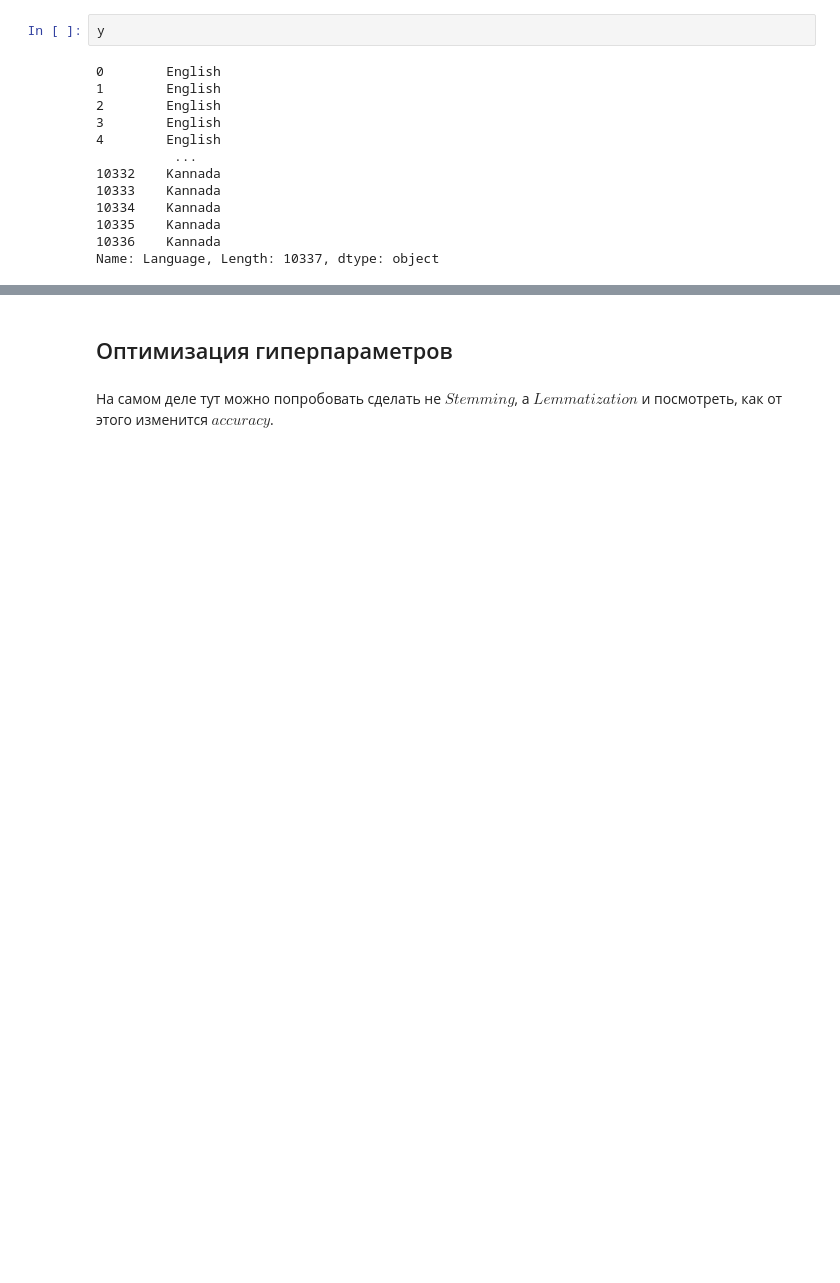
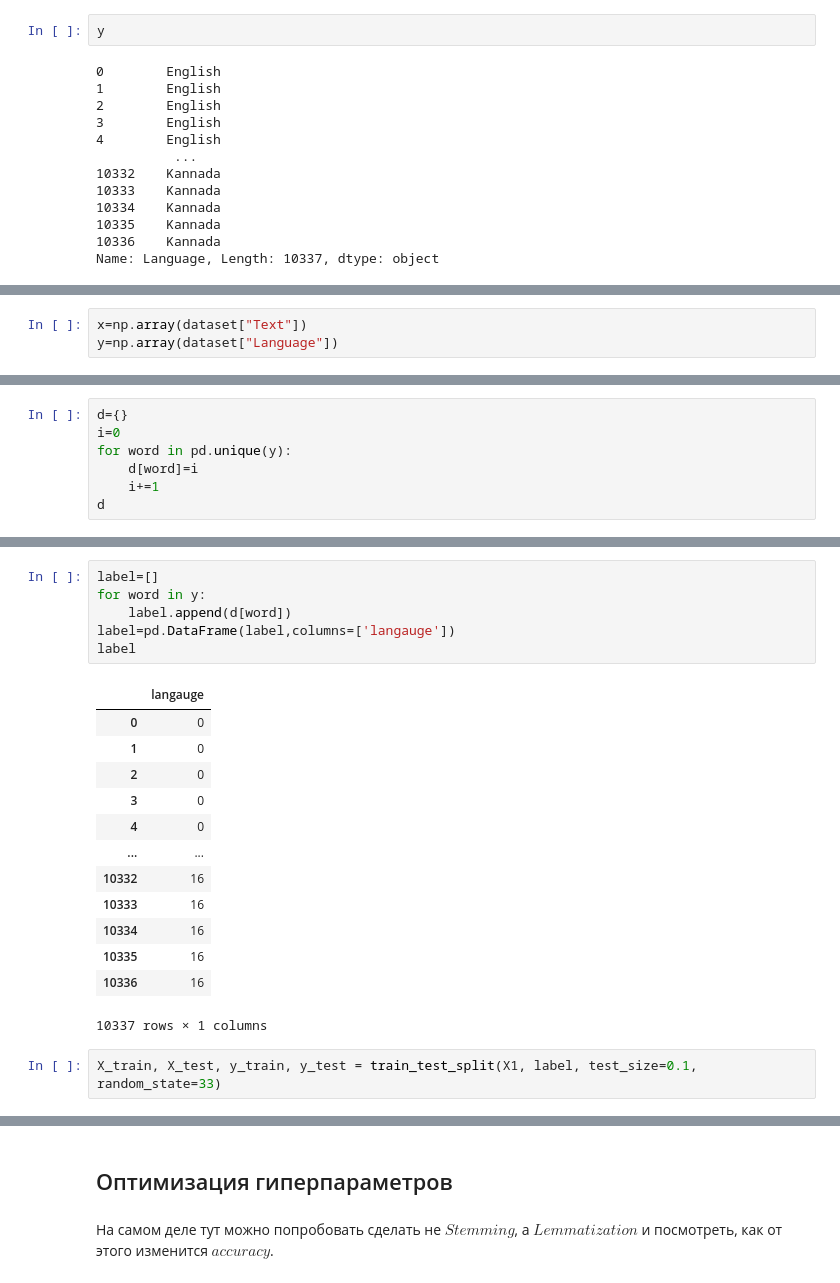
Before and after one commit to vdovetzi/NLP_Language_Detection, a Jupyter notebook: NLP_Project.ipynb, the cells around one changed output, grey strips where cells are left out. Cells and saved outputs as stored; diff of their text form; blank space fills up the shorter version.

```diff
--- a/NLP_Project.ipynb
+++ b/NLP_Project.ipynb
@@ -239,0 +197,3 @@ Length: 10337, dtype: object
+# %%
+x=np.array(dataset["Text"])
+y=np.array(dataset["Language"])
@@ -239,0 +327,7 @@ Length: 10337, dtype: object
+# %%
+d={}
+i=0
+for word in pd.unique(y):
+    d[word]=i
+    i+=1
+d
@@ -239,0 +352,22 @@ Length: 10337, dtype: object
+# %%
+label=[]
+for word in y:
+    label.append(d[word])
+label=pd.DataFrame(label,columns=['langauge'])
+label
+# %% [output]
+|  | langauge |
+| 0 | 0 |
+| 1 | 0 |
+| 2 | 0 |
+| 3 | 0 |
+| 4 | 0 |
+| ... | ... |
+| 10332 | 16 |
+| 10333 | 16 |
+| 10334 | 16 |
+| 10335 | 16 |
+| 10336 | 16 |
+10337 rows × 1 columns
+# %%
+X_train, X_test, y_train, y_test = train_test_split(X1, label, test_size=0.1, random_state=33)
```
Also changed, not shown: parts of 55 cells of this notebook.
